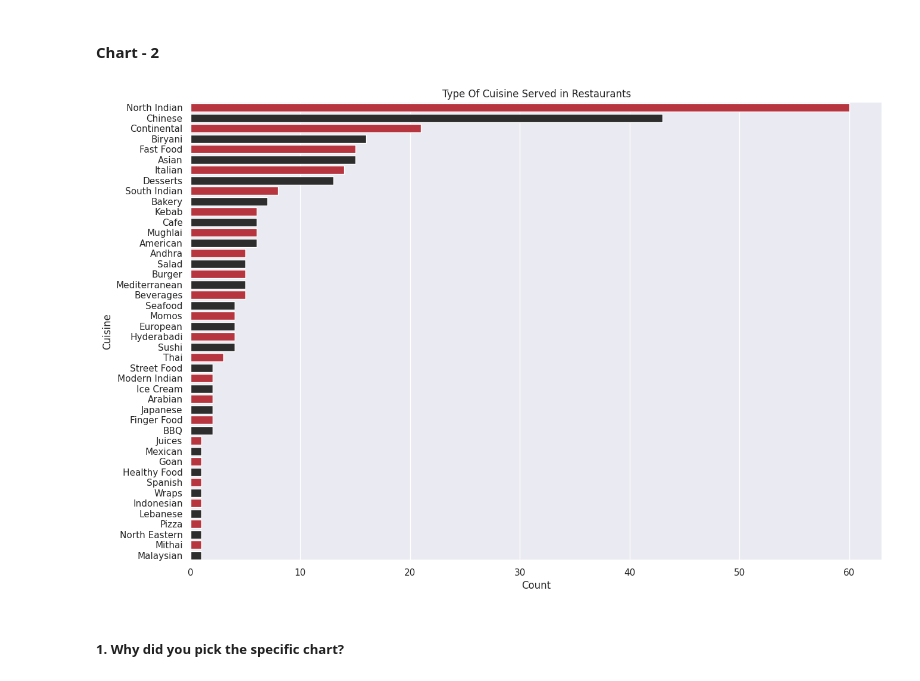
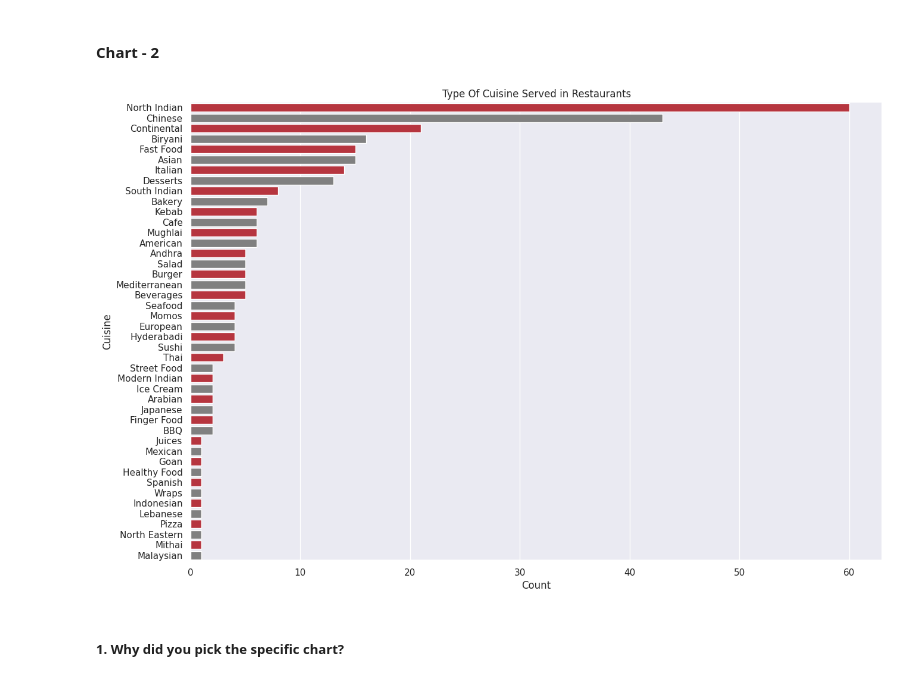
Before and after one commit to sidpatondikar/Capstone-Zomato-Restaurant-Clustering-and-Sentiment-Analysis, a Jupyter notebook: Zomato_Restaurant_Clustering_Team.ipynb, the cells around one changed output. Saved outputs shown, nothing was run; the diff lists cells and outputs as text; code cells hidden in the pictures.

```diff
--- a/Zomato_Restaurant_Clustering_Team.ipynb
+++ b/Zomato_Restaurant_Clustering_Team.ipynb
@@ -477,15 +528,16 @@ Answer Here
 # %%
 # Chart - 2 visualization code
 #d0d0ce
-colors = ['#cb202d', '#2d2d2d'] * (len(cuisine_counts) // 2 + 1)
+#2d2d2d
+colors = ['#cb202d', 'grey'] * (len(cuisine_counts) // 2 + 1)
 
 #Total count of each cuisine
 plt.figure(figsize=(15,10))
 sns.barplot(data=cuisine_counts, y='Cuisine',x='Count',orient='h', palette=colors)
 plt.title("Type Of Cuisine Served in Restaurants")
 plt.show()
 # %% [output]
-[figure, old version]
+[figure, new version]
 # %% [markdown]
 ##### 1. Why did you pick the specific chart?
 # %% [markdown]
```
Also changed, not shown: parts of 69 cells of this notebook.
